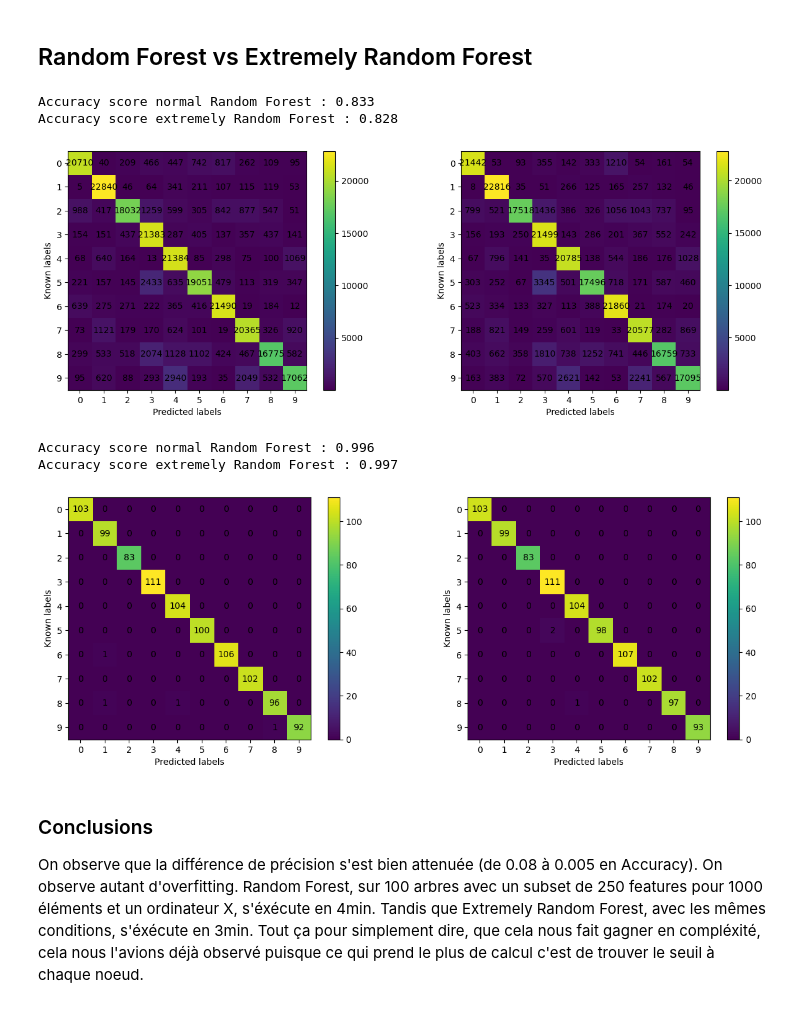
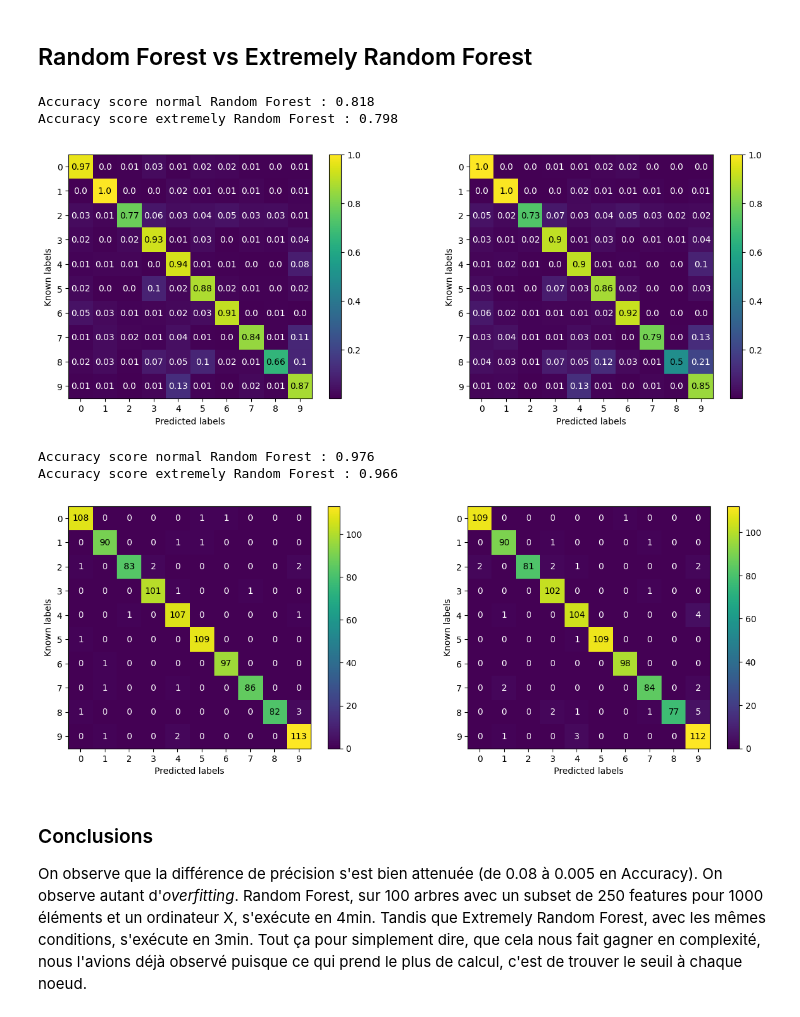
Before and after one commit to desfreng/IAS-Random-Forest, a Jupyter notebook: docs/RandomSplitter.ipynb, the cells around one changed output. Cells and saved outputs as stored; diff of their text form; code cells hidden in the pictures.

```diff
--- a/docs/RandomSplitter.ipynb
+++ b/docs/RandomSplitter.ipynb
@@ -21,13 +28,13 @@ emnist_compressed_test_x = pca.compress(emnist_test_x)
 ## Best splitter vs Random splitter
 # %%
 # Decision Tree avec meilleur splitter
-emnist_tree_best = DecisionTree(max_depth=5, splitter="best")
+emnist_tree_best = DecisionTree(max_depth=8, splitter="best")
 emnist_tree_best.fit(emnist_compressed_train_x, emnist_train_y)
 emnist_prediction_y_best = emnist_tree_best.predict(emnist_compressed_test_x)
 emnist_train_prediction_best = emnist_tree_best.predict(emnist_compressed_train_x)
 # %%
 # Decision Tree avec random splitter
-emnist_tree_random = DecisionTree(max_depth=5, splitter="random")
+emnist_tree_random = DecisionTree(max_depth=8, splitter="random")
 emnist_tree_random.fit(emnist_compressed_train_x, emnist_train_y)
 emnist_prediction_y_random = emnist_tree_random.predict(emnist_compressed_test_x)
 emnist_train_prediction_random = emnist_tree_random.predict(emnist_compressed_train_x)
@@ -71,51 +86,60 @@ Par contre on observe peu d'over-fitting pour le best splitter et aucun pour le
 ## Random Forest vs Extremely Random Forest
 # %%
 # Random Forest best splitter
-emnist_forest = RandomForest(tree_number=100, training_subset_size=250, do_bagging=True)
+emnist_forest = RandomForest(tree_number=100, training_subset_size=250, max_depth=8, do_bagging=True)
 emnist_forest.fit(emnist_compressed_train_x, emnist_train_y)
 emnist_prediction_y_forest = emnist_forest.predict(emnist_compressed_test_x)
 emnist_train_prediction_forest = emnist_forest.predict(emnist_compressed_train_x)
 # %%
 # Extremely Random Forest random splitter
-emnist_forest_extr = RandomForest(tree_number=100, training_subset_size=250, do_bagging=True, splitter="random")
+emnist_forest_extr = RandomForest(tree_number=100, training_subset_size=250, max_depth=8, do_bagging=True,
+                                  splitter="random")
 emnist_forest_extr.fit(emnist_compressed_train_x, emnist_train_y)
 emnist_prediction_y_forest_extr = emnist_forest_extr.predict(emnist_compressed_test_x)
 emnist_train_prediction_forest_extr = emnist_forest_extr.predict(emnist_compressed_train_x)
 # %%
 # Comparaison des résultats sur eMNIST sur le test_set
-emnist_conf_matrix = confusion_matrix(Emnist.class_number, emnist_test_y, emnist_prediction_y_forest)
-emnist_conf_matrix_extr = confusion_matrix(Emnist.class_number, emnist_test_y, emnist_prediction_y_forest_extr)
+emnist_conf_matrix = confusion_matrix(Emnist.class_number, emnist_test_y,
+                                      emnist_prediction_y_forest)
+emnist_conf_matrix_extr = confusion_matrix(Emnist.class_number, emnist_test_y,
+                                           emnist_prediction_y_forest_extr)
 
-fig, (ax1, ax2) = plt.subplots(1, 2, figsize=(15, 5))
-show_confusion_matrix(emnist_conf_matrix, Emnist.class_names, ax=ax1)
-show_confusion_matrix(emnist_conf_matrix_extr, Emnist.class_names, ax=ax2)
+_, (ax1, ax2) = plt.subplots(1, 2, figsize=(15, 5))
+show_confusion_matrix(emnist_conf_matrix, Emnist.class_names, ax=ax1, round_decimal=2)
+show_confusion_matrix(emnist_conf_matrix_extr, Emnist.class_names, ax=ax2, round_decimal=2)
 
-print(f"Accuracy score normal Random Forest : {accuracy_score(emnist_test_y, emnist_prediction_y_forest):.3f}")
-print(f"Accuracy score extremely Random Forest : {accuracy_score(emnist_test_y, emnist_prediction_y_forest_extr):.3f}")
+print(
+    f"Accuracy score normal Random Forest : {accuracy_score(emnist_test_y, emnist_prediction_y_forest):.3f}")
+print(
+    f"Accuracy score extremely Random Forest : {accuracy_score(emnist_test_y, emnist_prediction_y_forest_extr):.3f}")
 # %% [output]
-Accuracy score normal Random Forest : 0.833
-Accuracy score extremely Random Forest : 0.828
+Accuracy score normal Random Forest : 0.818
+Accuracy score extremely Random Forest : 0.798
-[figure, old version]
+[figure, new version]
 # %%
 # Comparaison des résultats sur eMNIST sur le train_set
-emnist_conf_matrix2 = confusion_matrix(Emnist.class_number, emnist_train_y, emnist_train_prediction_forest)
-emnist_conf_matrix_extr2 = confusion_matrix(Emnist.class_number, emnist_train_y, emnist_train_prediction_forest_extr)
+emnist_conf_matrix2 = confusion_matrix(Emnist.class_number, emnist_train_y,
+                                       emnist_train_prediction_forest)
+emnist_conf_matrix_extr2 = confusion_matrix(Emnist.class_number, emnist_train_y,
+                                            emnist_train_prediction_forest_extr)
 
-fig, (ax1, ax2) = plt.subplots(1, 2, figsize=(15, 5))
+_, (ax1, ax2) = plt.subplots(1, 2, figsize=(15, 5))
 show_confusion_matrix(emnist_conf_matrix2, Emnist.class_names, ax=ax1)
 show_confusion_matrix(emnist_conf_matrix_extr2, Emnist.class_names, ax=ax2)
 
-print(f"Accuracy score normal Random Forest : {accuracy_score(emnist_train_y, emnist_train_prediction_forest):.3f}")
-print(f"Accuracy score extremely Random Forest : {accuracy_score(emnist_train_y, emnist_train_prediction_forest_extr):.3f}")
+print(
+    f"Accuracy score normal Random Forest : {accuracy_score(emnist_train_y, emnist_train_prediction_forest):.3f}")
+print(
+    f"Accuracy score extremely Random Forest : {accuracy_score(emnist_train_y, emnist_train_prediction_forest_extr):.3f}")
 # %% [output]
-Accuracy score normal Random Forest : 0.996
-Accuracy score extremely Random Forest : 0.997
+Accuracy score normal Random Forest : 0.976
+Accuracy score extremely Random Forest : 0.966
-[figure, old version]
+[figure, new version]
 # %% [markdown]
 ### Conclusions
 
 On observe que la différence de précision s'est bien attenuée (de 0.08 à 0.005 en Accuracy).
-On observe autant d'overfitting.
-Random Forest, sur 100 arbres avec un subset de 250 features pour 1000 éléments et un ordinateur X, s'éxécute en 4min.
-Tandis que Extremely Random Forest, avec les mêmes conditions, s'éxécute en 3min.
-Tout ça pour simplement dire, que cela nous fait gagner en compléxité, cela nous l'avions déjà observé puisque ce qui prend le plus de calcul c'est de trouver le seuil à chaque noeud.
+On observe autant d'_overfitting_.
+Random Forest, sur 100 arbres avec un subset de 250 features pour 1000 éléments et un ordinateur X, s'exécute en 4min.
+Tandis que Extremely Random Forest, avec les mêmes conditions, s'exécute en 3min.
+Tout ça pour simplement dire, que cela nous fait gagner en complexité, nous l'avions déjà observé puisque ce qui prend le plus de calcul, c'est de trouver le seuil à chaque noeud.
```
Also changed, not shown: parts of 5 cells of this notebook, 3 other files.
